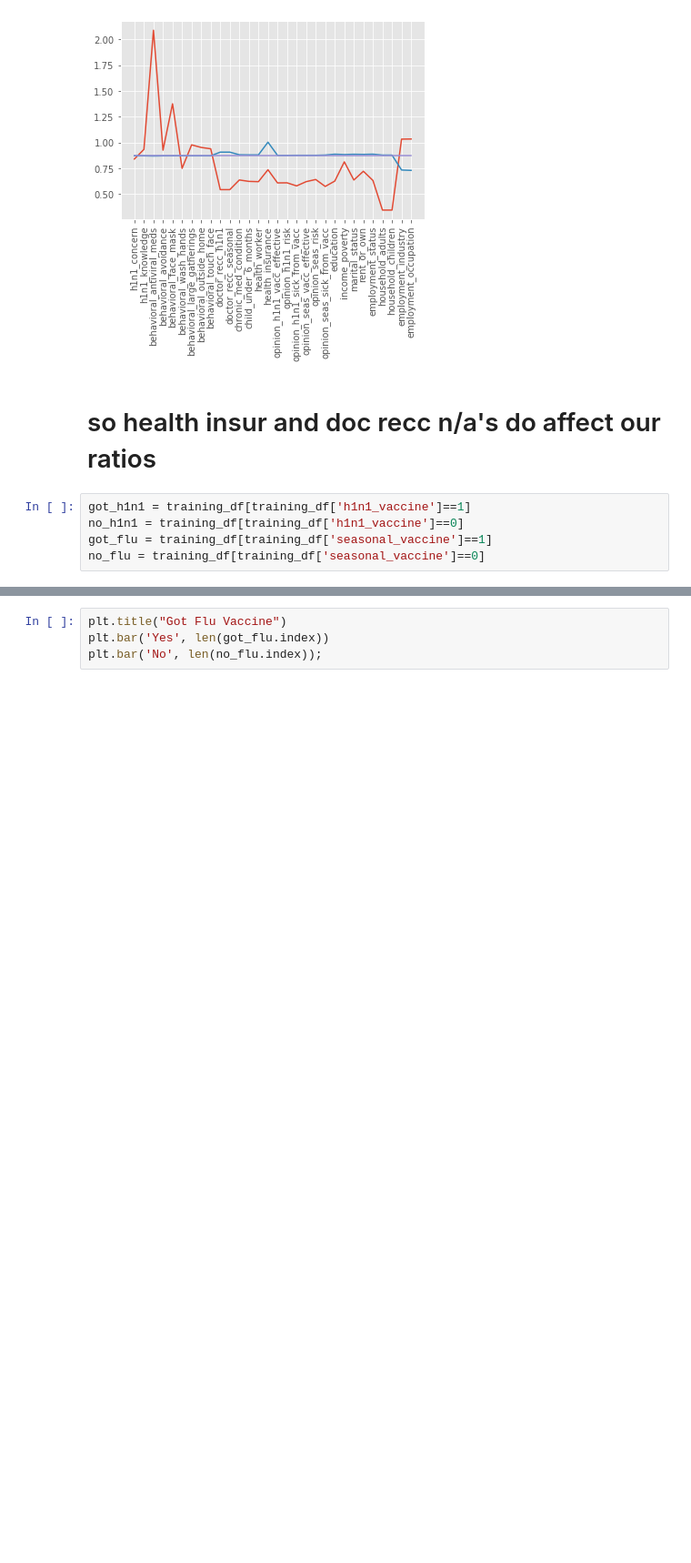
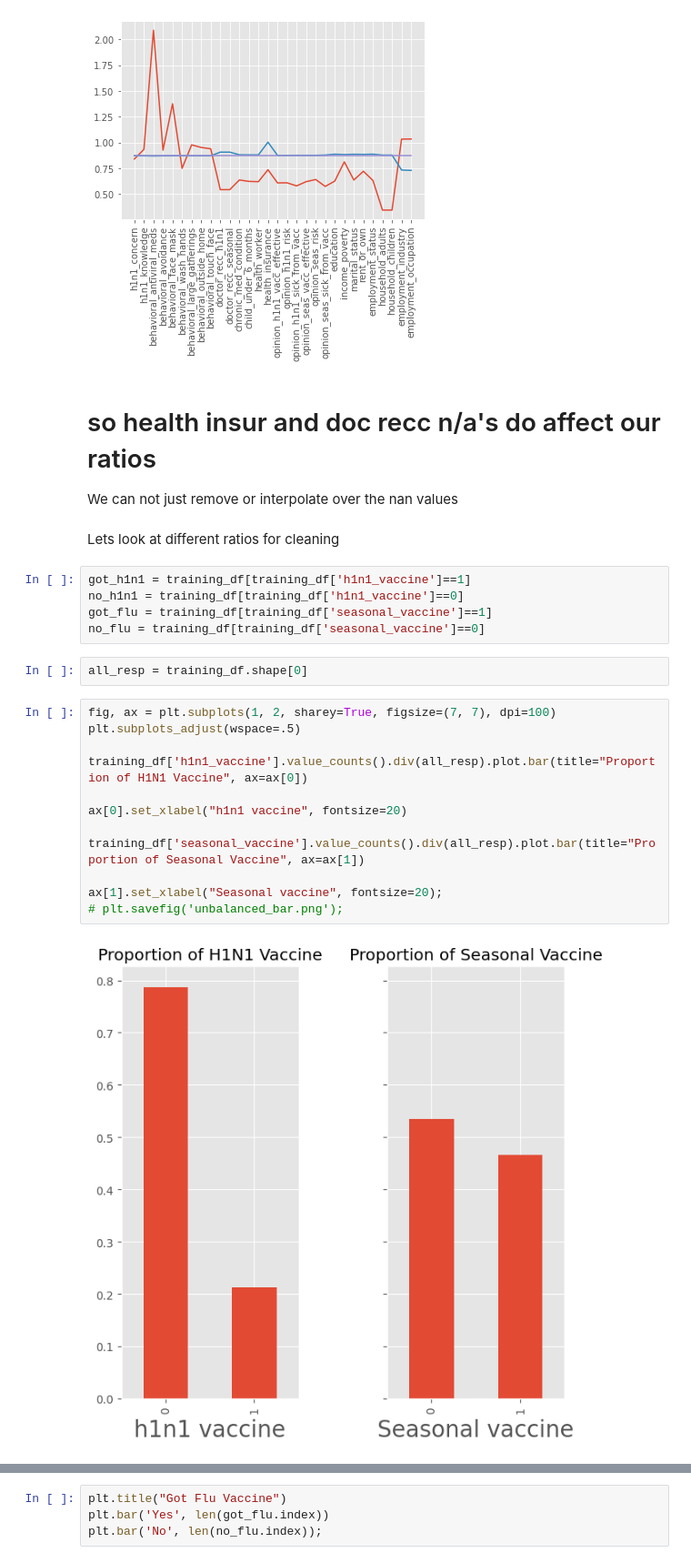
Before and after one commit to ry-werth/flu-shot-analysis, a Jupyter notebook: work_analysis/cleaning.ipynb, the cells around one changed output, grey strips where cells are left out. Shown at 91% size. Cells and saved outputs as stored; diff of their text form; blank space fills up the shorter version.

```diff
--- a/work_analysis/cleaning.ipynb
+++ b/work_analysis/cleaning.ipynb
@@ -120,8 +145,28 @@ plt.plot(column_name, [orig_ratio]*len(column_name));
 [figure]
 # %% [markdown]
 # so health insur and doc recc n/a's do affect our ratios
+
+We can not just remove or interpolate over the nan values
+# %% [markdown]
+Lets look at different ratios for cleaning
 # %%
 got_h1n1 = training_df[training_df['h1n1_vaccine']==1]
 no_h1n1 = training_df[training_df['h1n1_vaccine']==0]
 got_flu = training_df[training_df['seasonal_vaccine']==1]
 no_flu = training_df[training_df['seasonal_vaccine']==0]
+# %%
+all_resp = training_df.shape[0]
+# %%
+fig, ax = plt.subplots(1, 2, sharey=True, figsize=(7, 7), dpi=100)
+plt.subplots_adjust(wspace=.5)
+
+training_df['h1n1_vaccine'].value_counts().div(all_resp).plot.bar(title="Proportion of H1N1 Vaccine", ax=ax[0])
+
+ax[0].set_xlabel("h1n1 vaccine", fontsize=20)
+
+training_df['seasonal_vaccine'].value_counts().div(all_resp).plot.bar(title="Proportion of Seasonal Vaccine", ax=ax[1])
+
+ax[1].set_xlabel("Seasonal vaccine", fontsize=20);
+# plt.savefig('unbalanced_bar.png');
+# %% [output]
+[figure, added]
```
Also changed, not shown: parts of 29 cells of this notebook, 11 other files.
